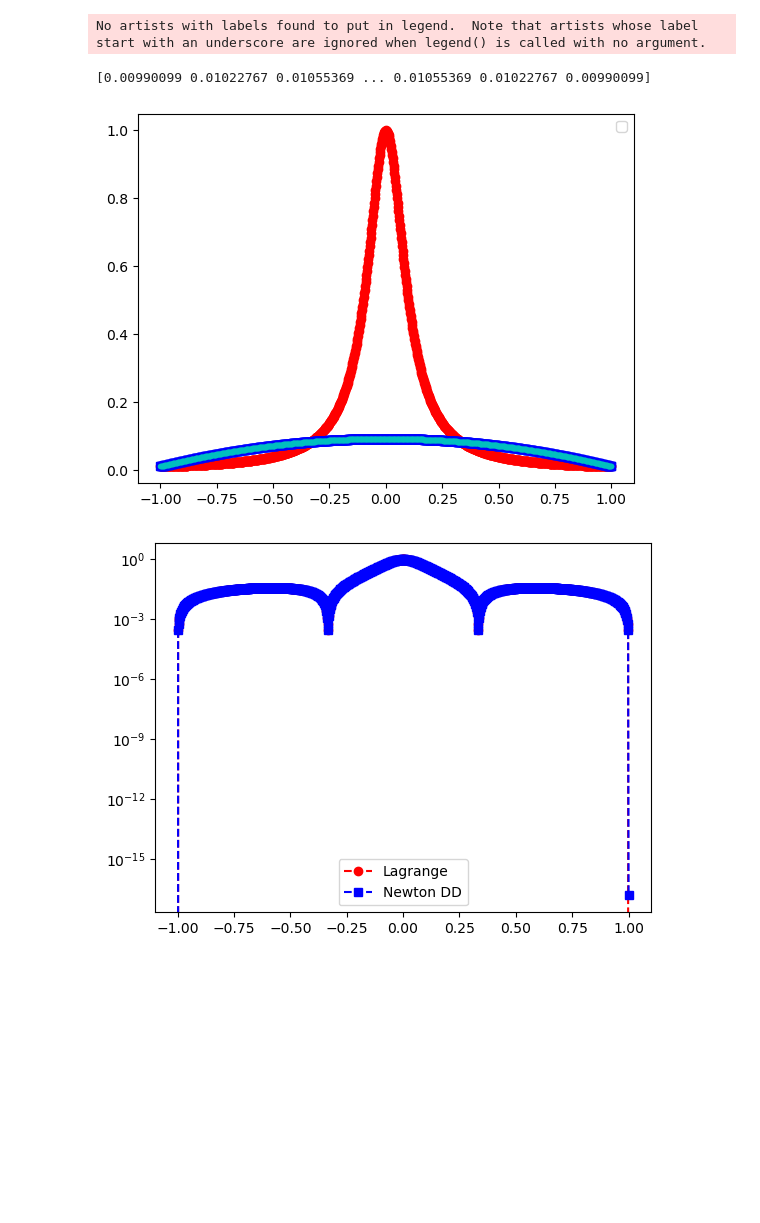
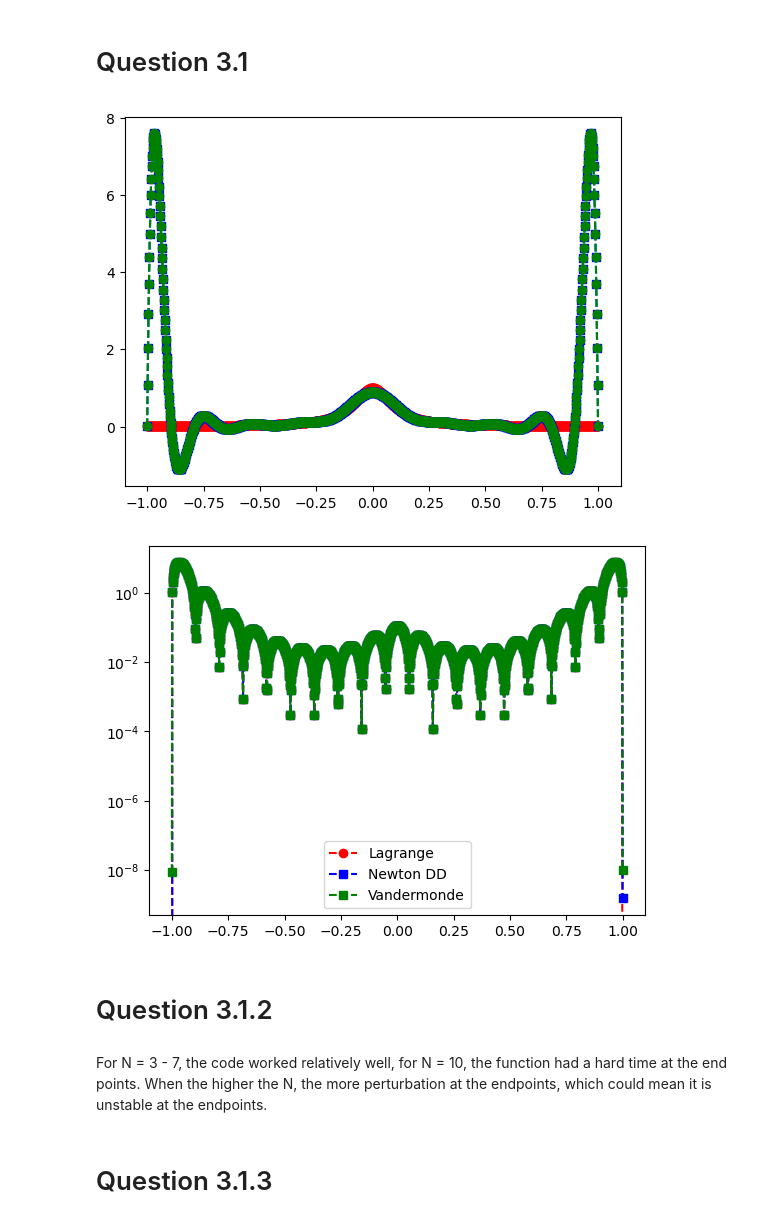
Before and after one commit to Connor4600/TestRep, a Jupyter notebook: Labs/Lab 7/Lab 7.ipynb, the cells around one changed output. Drawn from its saved outputs; the diff is of its cells as text; code cells hidden in the pictures; blank space fills up the shorter version.

```diff
--- a/Labs/Lab 7/Lab 7.ipynb
+++ b/Labs/Lab 7/Lab 7.ipynb
@@ -1,3 +1,5 @@
+# %% [markdown]
+# Question 3.1
 # %%
 import numpy as np
 import numpy.linalg as la
@@ -8,7 +10,7 @@ def driver():
 
     f = lambda x: 1/(1+(10*x)**2)
 
-    N = 3
+    N = 20
     ''' interval'''
     a = -1
     b = 1
@@ -16,22 +18,22 @@ def driver():
 
     ''' create equispaced interpolation nodes'''
     h = 2/(N -1)
-    xj = []
-    yj = []
-    for j in range(N):
+    xint = []
+    yint = []
+    for j in range(N+1):
         x = -1 + (j-1)*h
-        xj.append(x)
+        xint.append(x)
 
-    for j in xj:
-        yj.append(f(j))
+    for j in xint:
+        yint.append(f(j))
 
 
 
 
-    xint = np.linspace(a,b,N+1)
+    #xint = np.linspace(a,b,N+1)
 
     ''' create interpolation data'''
-    yint = f(xint)
+    #yint = f(xint)
 
     ''' create points for evaluating the Lagrange interpolating polynomial'''
     Neval = 1000
@@ -52,9 +54,8 @@ def driver():
     for kk in range(Neval+1):
         yeval_l[kk] = eval_lagrange(xeval[kk],xint,yint,N)
         yeval_dd[kk] = evalDDpoly(xeval[kk],xint,y,N)
-        #yeval_v[kk] = mono_eval(xeval[kk], xint, yint, N)
+        yeval_v[kk] = mono_eval(xeval[kk], xint, yint, N)
 
-    print(yeval_l)
 
 
 
@@ -69,13 +70,17 @@ def driver():
     plt.plot(xeval, fex, 'ro-')
     plt.plot(xeval, yeval_l, 'bs--')
     plt.plot(xeval, yeval_dd, 'c.--')
-    plt.legend()
+    plt.plot(xeval, yeval_v, 'go--')
+    #plt.legend()
+    plt.show()
 
     plt.figure()
     err_l = abs(yeval_l-fex)
     err_dd = abs(yeval_dd-fex)
+    err_v = abs(yeval_v - fex)
     plt.semilogy(xeval,err_l, 'ro--', label='Lagrange')
     plt.semilogy(xeval,err_dd, 'bs--', label='Newton DD')
+    plt.semilogy(xeval, err_v, 'gs--', label='Vandermonde')
     plt.legend()
     plt.show()
 
@@ -117,35 +122,39 @@ def evalDDpoly(xval, xint,y,N):
 
     '''evaluate the divided difference polynomial'''
     yeval = 0.
     for j in range(N+1):
         yeval = yeval + y[0][j]*ptmp[j]
 
     return yeval
 
 
 
 
 
 def mono_eval(xeval, xint, yint, N):
     matrix = np.zeros((N+1, N+1))
     for i in range(N+1):
         for j in range(N+1):
             matrix[i][j] = xint[i]**j
 
 
-    a_const = la.inv(matrix)*yint
+    a_const = np.dot(la.inv(matrix), np.transpose(np.array(yint)))
 
 
     yeval = 0.
     for i in range(N+1):
         yeval += a_const[i]*(xeval**i)
 
     return yeval
 
 
 driver()
 # %% [output]
-No artists with labels found to put in legend.  Note that artists whose label start with an underscore are ignored when legend() is called with no argument.
-[0.00990099 0.01022767 0.01055369 ... 0.01055369 0.01022767 0.00990099]
-[figure, old version]
+[figure, new version]
-[figure, old version]
+[figure, new version]
+# %% [markdown]
+# Question 3.1.2
+# %% [markdown]
+For N = 3 - 7, the code worked relatively well, for N = 10, the function had a hard time at the end points. When the higher the N, the more perturbation at the endpoints, which could mean it is unstable at the endpoints.
+# %% [markdown]
+# Question 3.1.3
```
Also changed, not shown: parts of 3 cells of this notebook.
